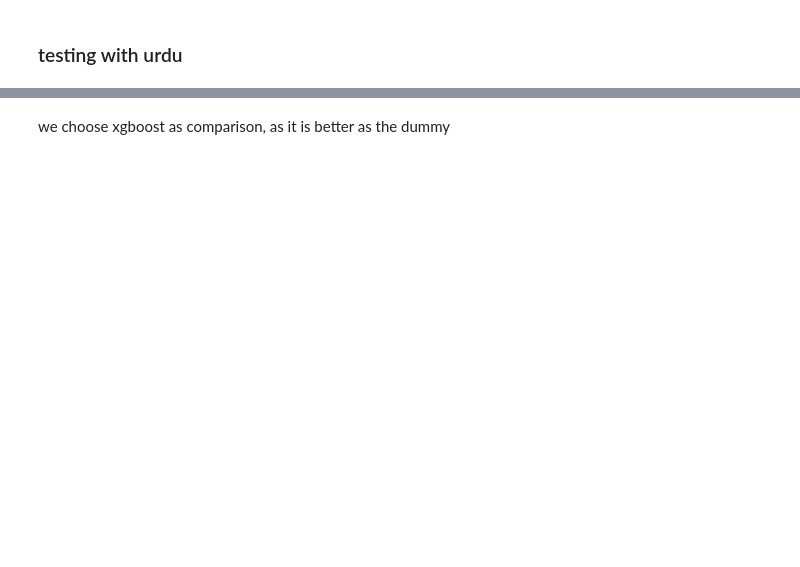
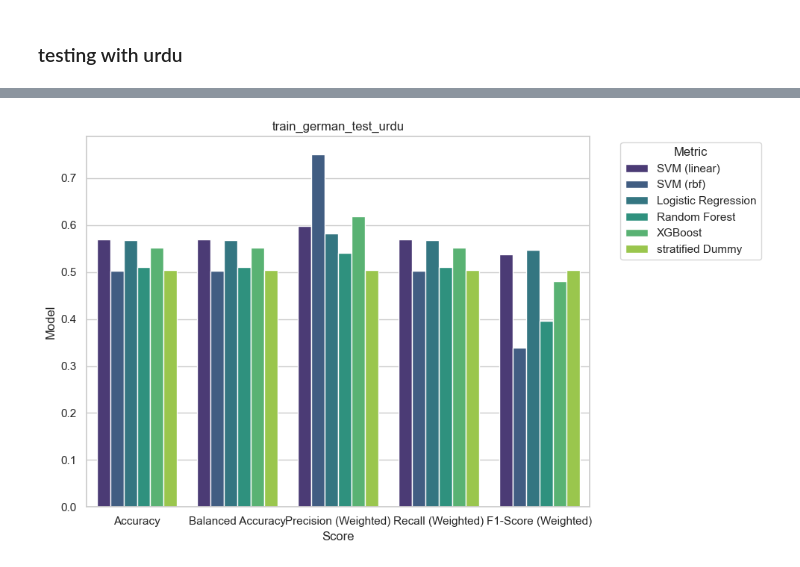
Before and after one commit to juverse/Speech-Emotion-Recognition, a Jupyter notebook: Evaluation/Crosslingual/crosslingual_evaluation.ipynb, the cells around one changed output, grey strips where cells are left out. Drawn from its saved outputs; the diff is of its cells as text; code cells hidden in the pictures; blank space fills up the shorter version.

Commit message:
add plots

```diff
--- a/Evaluation/Crosslingual/crosslingual_evaluation.ipynb
+++ b/Evaluation/Crosslingual/crosslingual_evaluation.ipynb
@@ -118,2 +118,4 @@ plot_results(train_english_test_urdu, "train_english_test_urdu")
-# %% [markdown]
-we choose xgboost as comparison, as it is better as the dummy
+# %%
+plot_results(train_german_test_urdu, "train_german_test_urdu")
+# %% [output]
+[figure, added]
```
Also changed, not shown: parts of 11 cells of this notebook, 1 other file.
